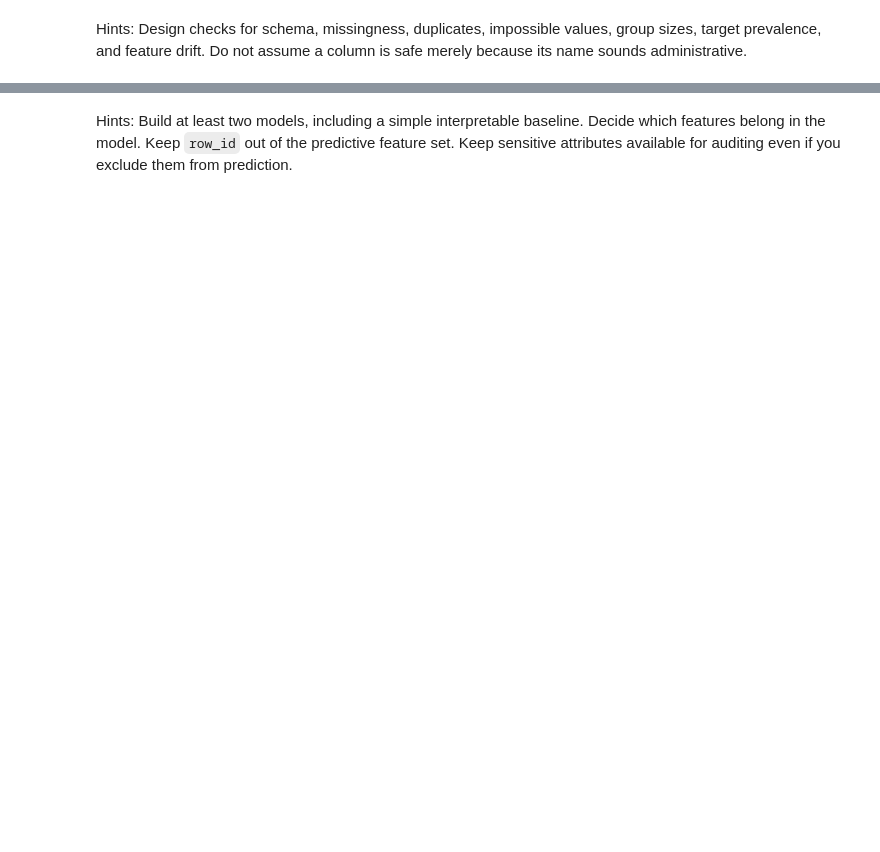
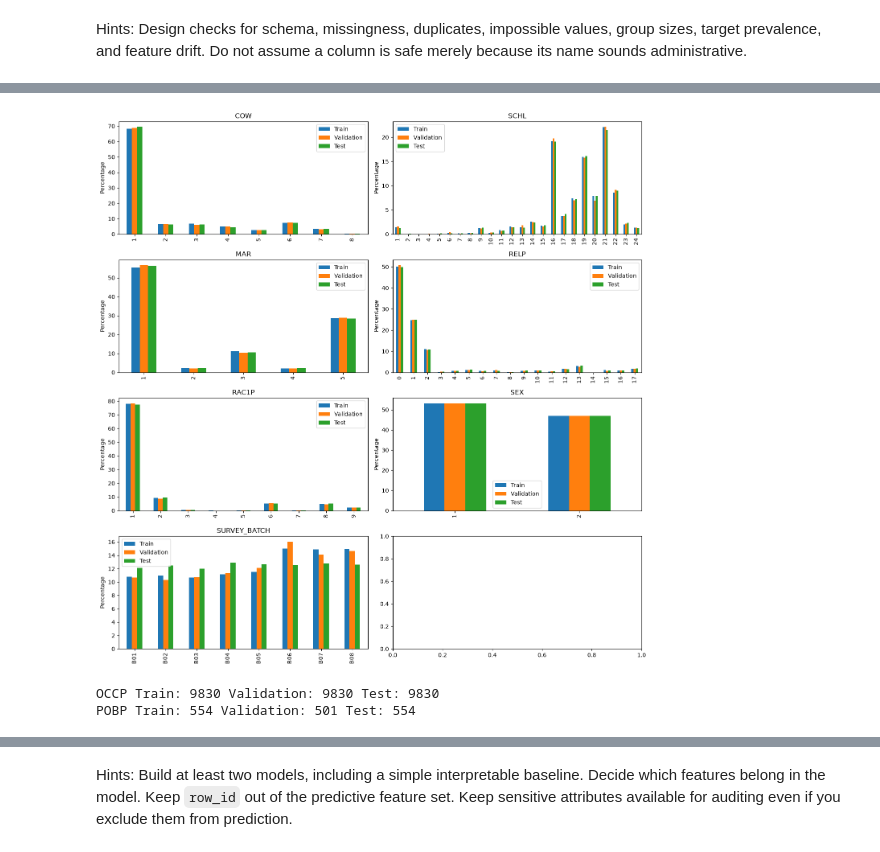
Before and after one commit to bellaVbsVbee/RAI, a Jupyter notebook: Project1/Bella_Week2_Blind_Data_Audit.ipynb, the cells around one changed output, grey strips where cells are left out. Saved outputs shown, nothing was run; the diff lists cells and outputs as text; code cells hidden in the pictures; blank space fills up the shorter version.

```diff
--- a/Project1/Bella_Week2_Blind_Data_Audit.ipynb
+++ b/Project1/Bella_Week2_Blind_Data_Audit.ipynb
@@ -49,0 +252,38 @@ def dataset_summary(df, label=None):
+# %%
+# TODO: compare train, validation, and test feature distributions.
+# Include categorical as well as numeric variables.
+
+features = ['COW', 'SCHL', 'MAR', 'RELP','RAC1P', 'SEX', 'SURVEY_BATCH']
+
+fig, axes = plt.subplots(4, 2, figsize=(14, 14))
+axes = axes.flatten()
+
+for ax, feature in zip(axes, features):
+
+    comparison = pd.DataFrame({
+        "Train": train[feature].value_counts(normalize=True),
+        "Validation": validation[feature].value_counts(normalize=True),
+        "Test": test_features[feature].value_counts(normalize=True),
+    }).fillna(0) * 100
+
+    comparison.plot(
+        kind="bar",
+        ax=ax
+    )
+
+    ax.set_title(feature)
+    ax.set_xlabel("")
+    ax.set_ylabel("Percentage")
+    ax.legend()
+
+
+plt.tight_layout()
+plt.show()
+# %% [output]
+[figure, added]
+# %%
+for column in ["OCCP", "POBP"]:
+    print(column, "Train:", train[column].max(), "Validation:", validation[column].max(), "Test:", test_features[column].max())
+# %% [output]
+OCCP Train: 9830 Validation: 9830 Test: 9830
+POBP Train: 554 Validation: 501 Test: 554
```
Also changed, not shown: parts of 28 cells of this notebook.
